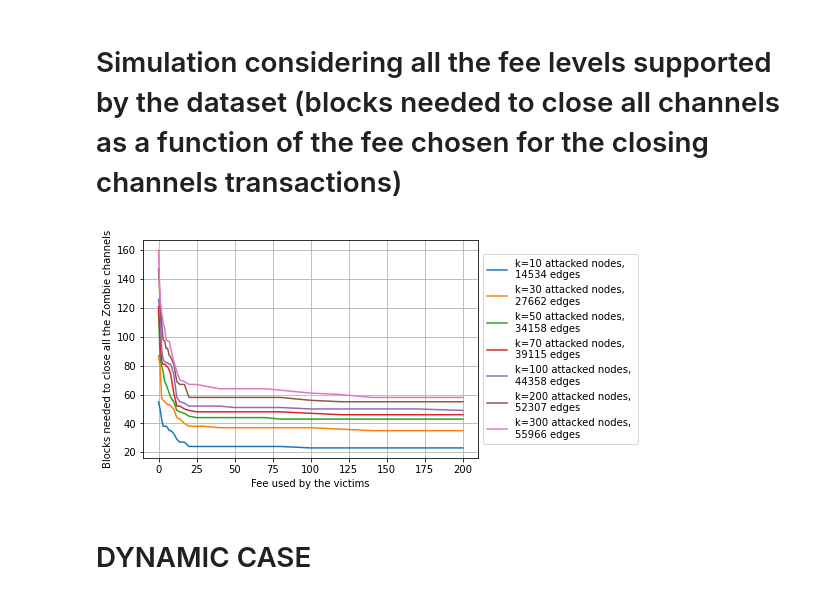
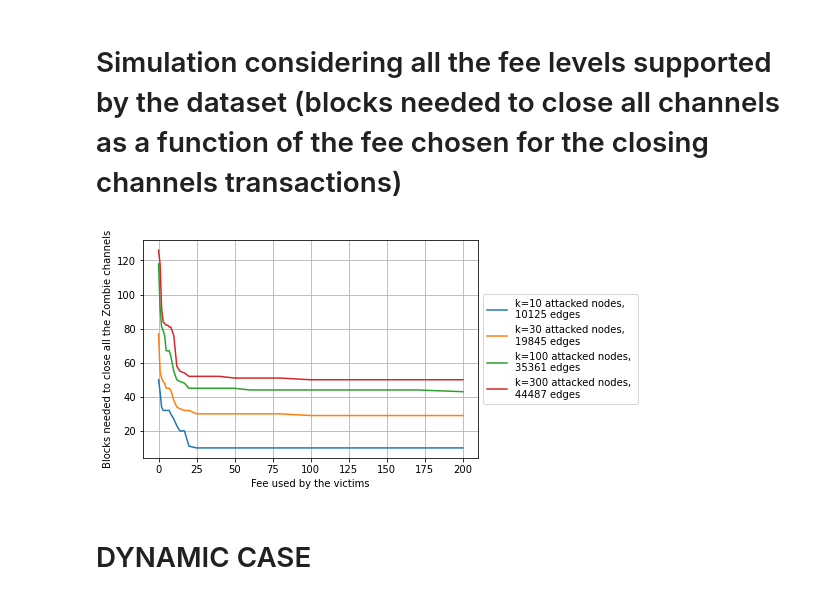
Before and after one commit to CosimoSguanci/Mass-Exit-Attacks-on-LN, a Jupyter notebook: ZombieAttackSimulation.ipynb, the cells around one changed output. Cells and saved outputs as stored; diff of their text form; code cells hidden in the pictures.

```diff
--- a/ZombieAttackSimulation.ipynb
+++ b/ZombieAttackSimulation.ipynb
@@ -15,8 +15,11 @@ MEMPOOL_DIR_DURING_CONGESTION = "mempool-during-congestion"
 MEMPOOL_DIR_BEFORE_CONGESTION = "mempool-before-congestion"
 MEMPOOL_DIR_NO_CONGESTION = "mempool-no-congestion"
 
-INITIAL_NUM_ZOMBIE_CHANNELS = 65560 # Edges crossed by the Max-Cut, computed with the imbalanced-max-cut Greedy procedure,
-                                    # with data obtained on January, 2022
+# Edges crossed by the Max-Cut, computed with the weigthedimbalanced-max-cut Greedy procedure,
+# with data obtained on May, 2022
+MAX_CUT_SIZE = 58531 # 63251 for unweighted
+MAX_CUT_CAPACITY = 246436727385 # Weighted
+
 LN_CLOSING_CHANNEL_DELAY = 1000 # ~ 1 week
 
 # We read the JSON file containing blocks data (height, number of transactions)
@@ -27,8 +30,8 @@ blocks_data = json.loads(blocks_data_content)
 
 # We read the file containing mempool historical data
 
-FIRST_BLOCK_HEIGHT = FIRST_BLOCK_HEIGHT_DURING_CONGESTION
-MEMPOOL_DIR = MEMPOOL_DIR_DURING_CONGESTION
+FIRST_BLOCK_HEIGHT = FIRST_BLOCK_NO_CONGESTION
+MEMPOOL_DIR = MEMPOOL_DIR_NO_CONGESTION
 
 i = 1
 mempool_data_json_string = ''
@@ -242,7 +245,7 @@ plot_remaining_zombie_channels_array = []
 labels = []
 
 for fee_index in fee_indexes:
-    needed_blocks, plot_blocks, plot_remaining_zombie_channels = simulate(mempool_data, blocks_data, FIRST_BLOCK_HEIGHT, fee_index, INITIAL_NUM_ZOMBIE_CHANNELS, plot_distribution=True)
+    needed_blocks, plot_blocks, plot_remaining_zombie_channels = simulate(mempool_data, blocks_data, FIRST_BLOCK_HEIGHT, fee_index, MAX_CUT_SIZE, plot_distribution=True)
     plot_blocks_array.append(plot_blocks)
     plot_remaining_zombie_channels_array.append(plot_remaining_zombie_channels)
     plt.plot(plot_blocks, plot_remaining_zombie_channels)
@@ -258,9 +261,6 @@ plt.show()
 # Simulation considering all the fee levels supported by the dataset (blocks needed to close all channels as a function of the fee chosen for the closing channels transactions)
 # %%
 fee_ranges = [0, 1, 2, 3, 4, 5, 6, 7, 8, 10, 12, 14, 17, 20, 25, 30, 40, 50, 60, 70, 80, 100, 120, 140, 170, 200]
-
-MAX_CUT_SIZE = 65560
-MAX_CUT_CAPACITY = 217775101121
 
 fig, ax = plt.subplots()
 ax.grid(True)
@@ -269,61 +269,46 @@ labels = []
 attacked_fractions_of_max_cut = [
     {
         "k" : 10,
-        "capacity" : 95167834853,
-        "edges" : 14534
+        "capacity" : 115024970624,
+        "edges" : 10125
     },
     {
         "k" : 30,
-        "capacity" : 140362856717,
-        "edges" : 27662
-    },
-    {
-        "k" : 50,
-        "capacity" : 161426265775,
-        "edges" : 34158
-    },
-    {
-        "k" : 70,
-        "capacity" : 174399944656,
-        "edges" : 39115
+        "capacity" : 167165600785,
+        "edges" : 19845
     },
     {
         "k" : 100,
-        "capacity" : 184660981034,
-        "edges" : 44358
-    },
-    {
-        "k" : 200,
-        "capacity" : 199077962007,
-        "edges" : 52307
+        "capacity" : 210496850450,
+        "edges" : 35361
     },
     {
         "k" : 300,
-        "capacity" : 204444942240,
-        "edges" : 55966
+        "capacity" : 231206098635,
+        "edges" : 44487
     },
 ]
 
 for fraction in attacked_fractions_of_max_cut:
     k = fraction["k"]
     capacity = fraction["capacity"]
     zombie_channels = fraction["edges"]
     needed_blocks = [] # number of blocks needed to close all the zombie channels
 
     i = 0
     while i < len(fee_ranges):
         blocks_to_close_all_channels = simulate(mempool_data, blocks_data, FIRST_BLOCK_HEIGHT, i, zombie_channels)
         needed_blocks.append(blocks_to_close_all_channels)
         i += 1
     plt.plot(fee_ranges, needed_blocks)
     labels.append(f"k={k} attacked nodes, \n{zombie_channels} edges")
 
 plt.xlabel('Fee used by the victims')
 plt.ylabel(f'Blocks needed to close all the Zombie channels')
 plt.legend(labels=labels, loc='center left', bbox_to_anchor=(1, 0.5))
 plt.show()
 # %% [output]
-[figure, old version]
+[figure, new version]
 # %% [markdown]
 # DYNAMIC CASE
 # %% [markdown]
```
Also changed, not shown: parts of 3 cells of this notebook.
